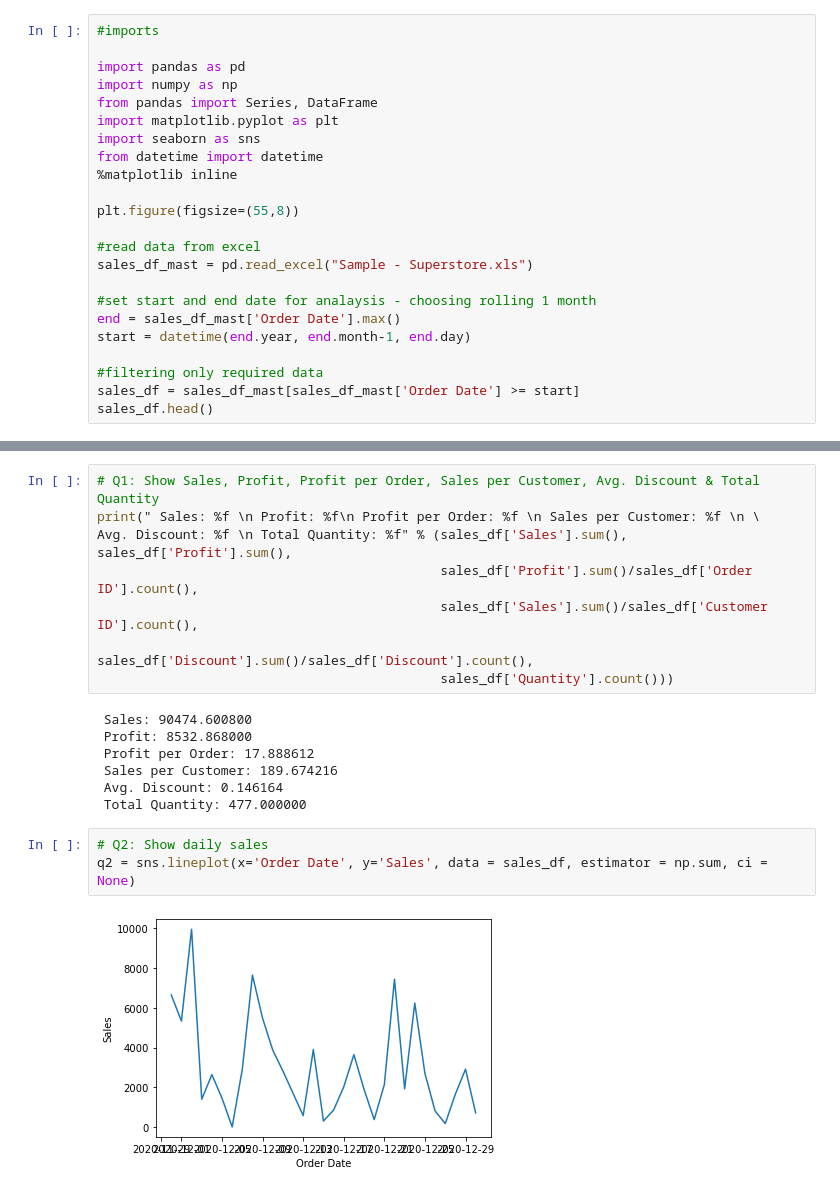
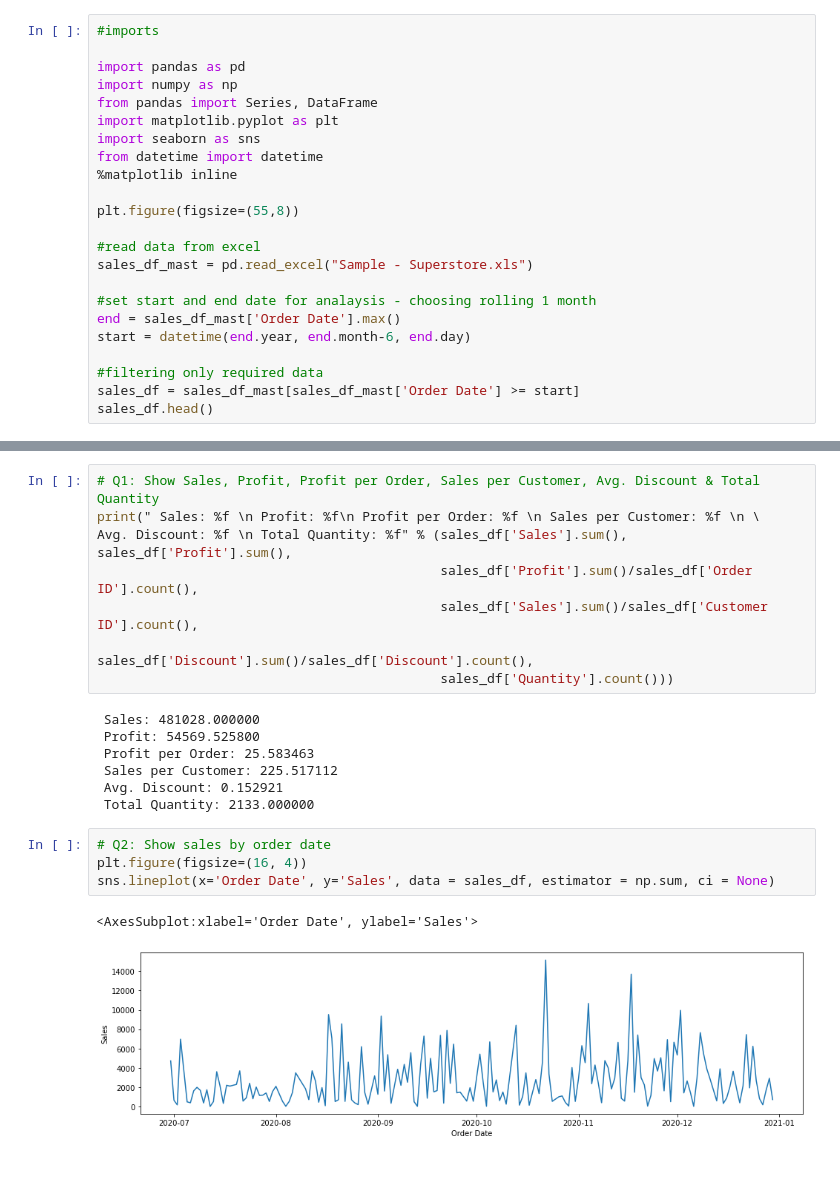
Before and after one commit to parikshitshinge/superstore-sales-analytics, a Jupyter notebook: superstore_sales_analytics.ipynb, the cells around one changed output, grey strips where cells are left out. Cells and saved outputs as stored; diff of their text form.

```diff
--- a/superstore_sales_analytics.ipynb
+++ b/superstore_sales_analytics.ipynb
@@ -16,7 +16,7 @@ sales_df_mast = pd.read_excel("Sample - Superstore.xls")
 
 #set start and end date for analaysis - choosing rolling 1 month
 end = sales_df_mast['Order Date'].max()
-start = datetime(end.year, end.month-1, end.day)
+start = datetime(end.year, end.month-6, end.day)
 
 #filtering only required data
 sales_df = sales_df_mast[sales_df_mast['Order Date'] >= start]
@@ -39,15 +39,17 @@ Avg. Discount: %f \n Total Quantity: %f" % (sales_df['Sales'].sum(), sales_df['P
                                             sales_df['Discount'].sum()/sales_df['Discount'].count(),
                                             sales_df['Quantity'].count()))
 # %% [output]
- Sales: 90474.600800
- Profit: 8532.868000
- Profit per Order: 17.888612
- Sales per Customer: 189.674216
- Avg. Discount: 0.146164
- Total Quantity: 477.000000
+ Sales: 481028.000000
+ Profit: 54569.525800
+ Profit per Order: 25.583463
+ Sales per Customer: 225.517112
+ Avg. Discount: 0.152921
+ Total Quantity: 2133.000000
 # %%
-# Q2: Show daily sales
-q2 = sns.lineplot(x='Order Date', y='Sales', data = sales_df, estimator = np.sum, ci = None)
+# Q2: Show sales by order date
+plt.figure(figsize=(16, 4))
+sns.lineplot(x='Order Date', y='Sales', data = sales_df, estimator = np.sum, ci = None)
 # %% [output]
+<AxesSubplot:xlabel='Order Date', ylabel='Sales'>
-[figure, old version]
+[figure, new version]
 # %%
```
Also changed, not shown: parts of 6 cells of this notebook.
